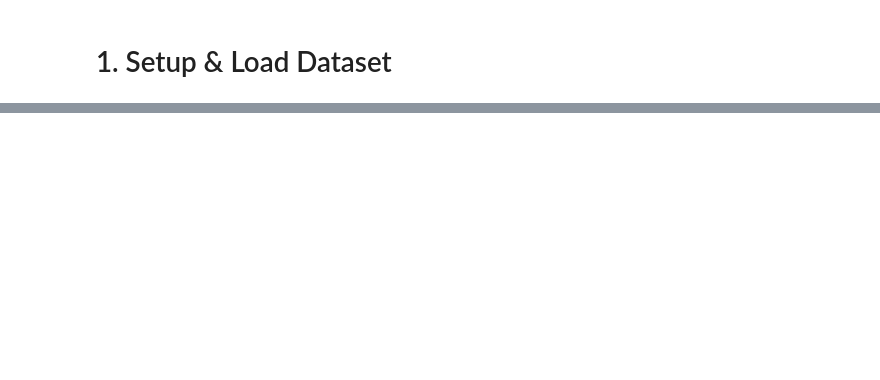
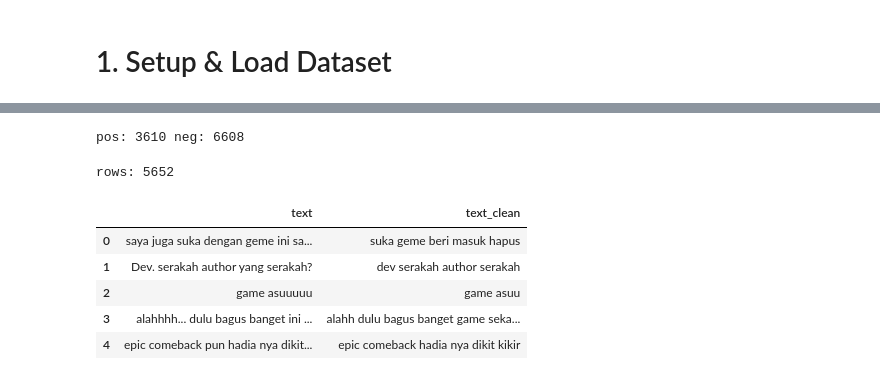
Before and after one commit to ahmadngiliyun00/playstore_reviews, a Jupyter notebook: training.ipynb, the cells around one changed output, grey strips where cells are left out. Drawn from its saved outputs; the diff is of its cells as text; code cells hidden in the pictures; blank space fills up the shorter version.

```diff
--- a/training.ipynb
+++ b/training.ipynb
@@ -361,0 +101,51 @@ Saved model: sentiment_model.joblib
+# %%
+def load_lexicon_words(path):
+    words = set()
+    with open(path, "r", encoding="utf-8") as f:
+        for line in f:
+            line = line.strip()
+            if not line:
+                continue
+            w = line.split("\t")[0].split(",")[0].strip()
+            if w:
+                words.add(w)
+    return words
+
+pos_lex = load_lexicon_words("lexicon_positive.tsv")
+neg_lex = load_lexicon_words("lexicon_negative.tsv")
+print("pos:", len(pos_lex), "neg:", len(neg_lex))
+
+def lexicon_score(tokens):
+    score = 0
+    for w in tokens:
+        if w in pos_lex: score += 1
+        if w in neg_lex: score -= 1
+    return score
+
+def score_to_label(score: int, threshold: int = 1):
+    if score >= threshold: return "positif"
+    if score <= -threshold: return "negatif"
+    return "netral"
+# %% [output]
+pos: 3610 neg: 6608
+# %%
+import pandas as pd
+
+df_raw = pd.read_csv("playstore_reviews_raw.csv").dropna(subset=["text"]).copy()
+if "lang" in df_raw.columns:
+    df_raw = df_raw[df_raw["lang"] == "id"].copy()
+
+df_raw["tokens"] = df_raw["text"].apply(preprocess)
+df_raw["text_clean"] = df_raw["tokens"].apply(lambda x: " ".join(x))
+df_raw = df_raw[df_raw["text_clean"].str.len() > 0].copy()
+
+print("rows:", len(df_raw))
+df_raw[["text","text_clean"]].head()
+# %% [output]
+rows: 5652
+|  | text | text_clean |
+| 0 | saya juga suka dengan geme ini sa... | suka geme beri masuk hapus |
+| 1 | Dev. serakah author yang serakah? | dev serakah author serakah |
+| 2 | game asuuuuu | game asuu |
+| 3 | alahhhh... dulu bagus banget ini ... | alahh dulu bagus banget game seka... |
+| 4 | epic comeback pun hadia nya dikit... | epic comeback hadia nya dikit kikir |
```
Also changed, not shown: parts of 42 cells of this notebook, 3 other files.
